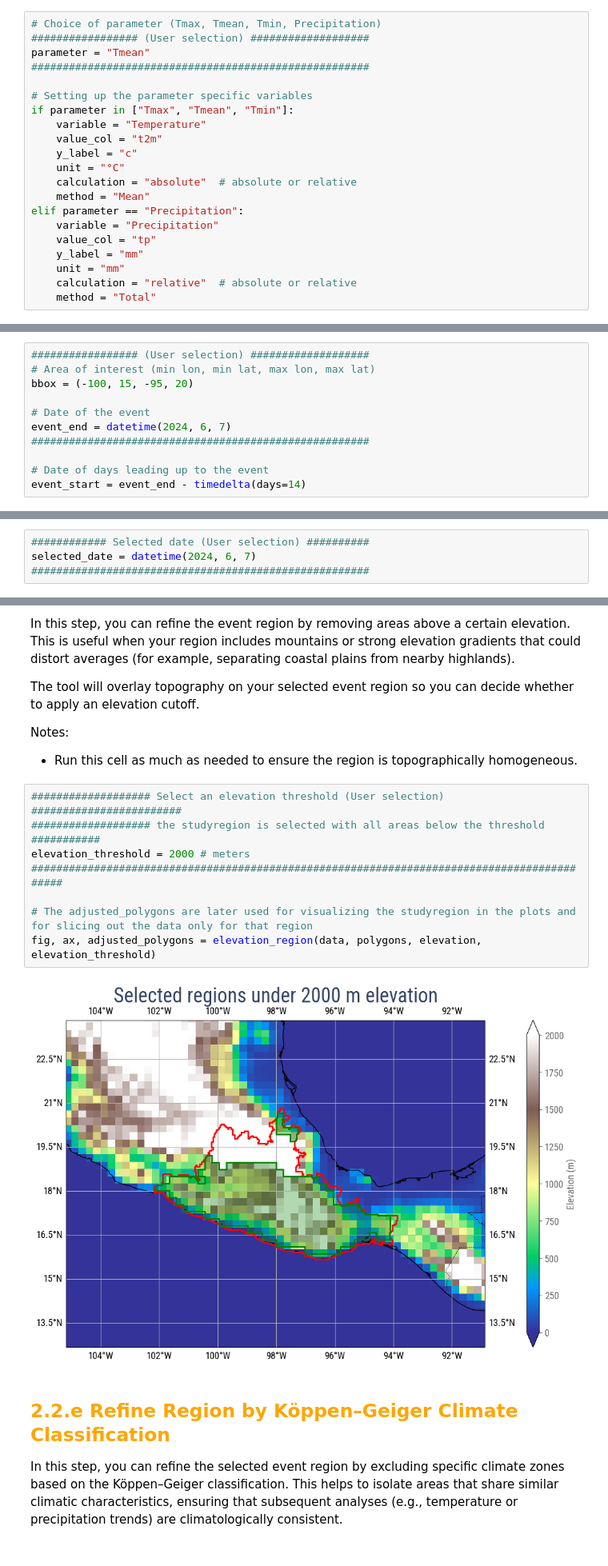
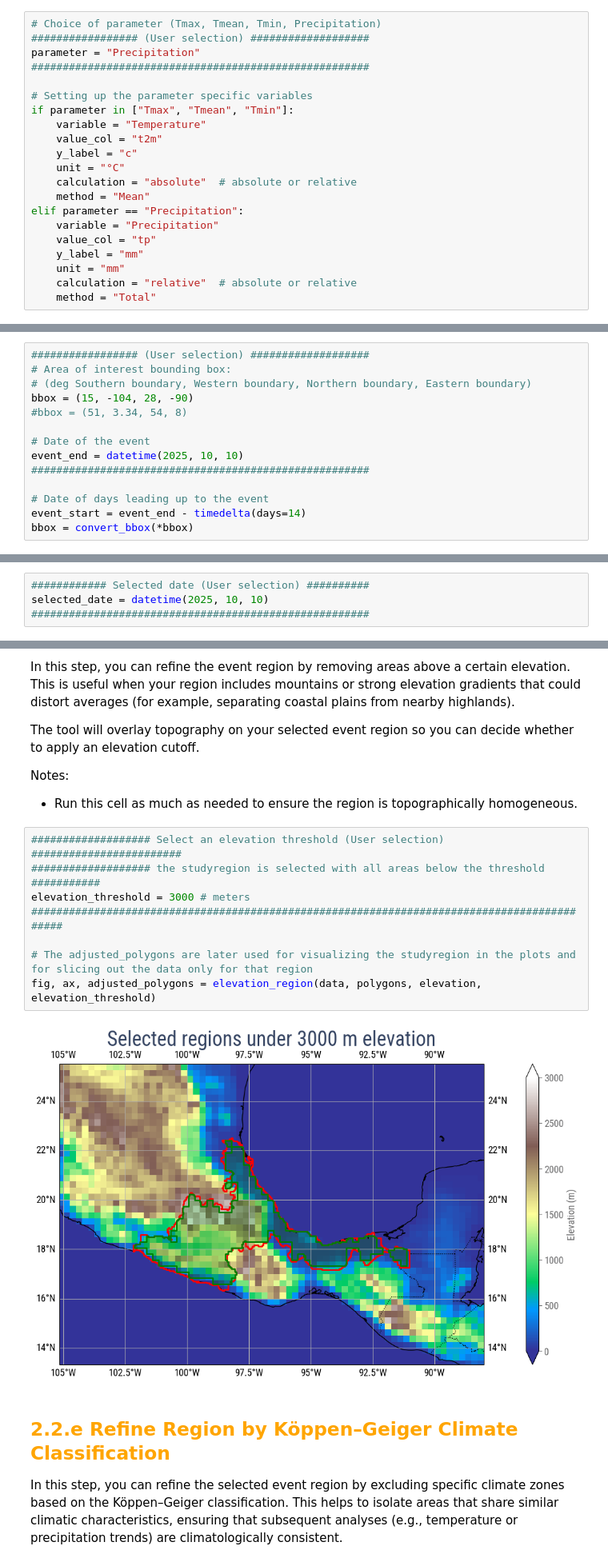
Before and after one commit to izpinto/c3s-451, a Jupyter notebook: library/C3S_EventDefinitionV2_daniel.ipynb, the cells around one changed output, grey strips where cells are left out. Shown at 80% size. Saved outputs shown, nothing was run; the diff lists cells and outputs as text.

```diff
--- a/library/C3S_EventDefinitionV2_daniel.ipynb
+++ b/library/C3S_EventDefinitionV2_daniel.ipynb
@@ -59,7 +60,7 @@ os.makedirs(your_save_directory, exist_ok=True)
 # %%
 # Choice of parameter (Tmax, Tmean, Tmin, Precipitation)
 ################# (User selection) ###################
-parameter = "Tmean"
+parameter = "Precipitation"
 ######################################################
 
 # Setting up the parameter specific variables
@@ -81,15 +82,18 @@ elif parameter == "Precipitation":
 ## <font color="orange"> 2.2 Choice of area </font>
 # %%
 ################# (User selection) ###################
-# Area of interest (min lon, min lat, max lon, max lat)
-bbox = (-100, 15, -95, 20)
+# Area of interest bounding box:
+# (deg Southern boundary, Western boundary, Northern boundary, Eastern boundary)
+bbox = (15, -104, 28, -90)
+#bbox = (51, 3.34, 54, 8)
 
 # Date of the event
-event_end = datetime(2024, 6, 7)
+event_end = datetime(2025, 10, 10)
 ######################################################
 
 # Date of days leading up to the event
 event_start = event_end - timedelta(days=14)
+bbox = convert_bbox(*bbox)
 # %% [markdown]
 ## 2.2.a.i Prepare Climate Data and Visualize event daily maps
 In this step, you will download daily data for the selected climate parameter (e.g., temperature, precipitation)
@@ -254,7 +256,7 @@ Notes:
 - The choice of day affects the visual overlays only, the subsequent analyses can use the full event period.
 # %%
 ############ Selected date (User selection) ##########
-selected_date = datetime(2024, 6, 7)
+selected_date = datetime(2025, 10, 10)
 ######################################################
 # %% [markdown]
 ### <font color='orange'>Optionally select different or more overlays</font>
@@ -312,13 +325,13 @@ Notes:
 # %%
 ################### Select an elevation threshold (User selection)  ########################
 ################### the studyregion is selected with all areas below the threshold ###########
-elevation_threshold = 2000 # meters
+elevation_threshold = 3000 # meters
 ############################################################################################
 
 # The adjusted_polygons are later used for visualizing the studyregion in the plots and for slicing out the data only for that region
 fig, ax, adjusted_polygons = elevation_region(data, polygons, elevation, elevation_threshold)
 # %% [output]
-[figure, old version]
+[figure, new version]
 # %% [markdown]
 ## <font color="orange"> 2.2.e Refine Region by Köppen–Geiger Climate Classification </font>
 
```
Also changed, not shown: parts of 20 cells of this notebook.
